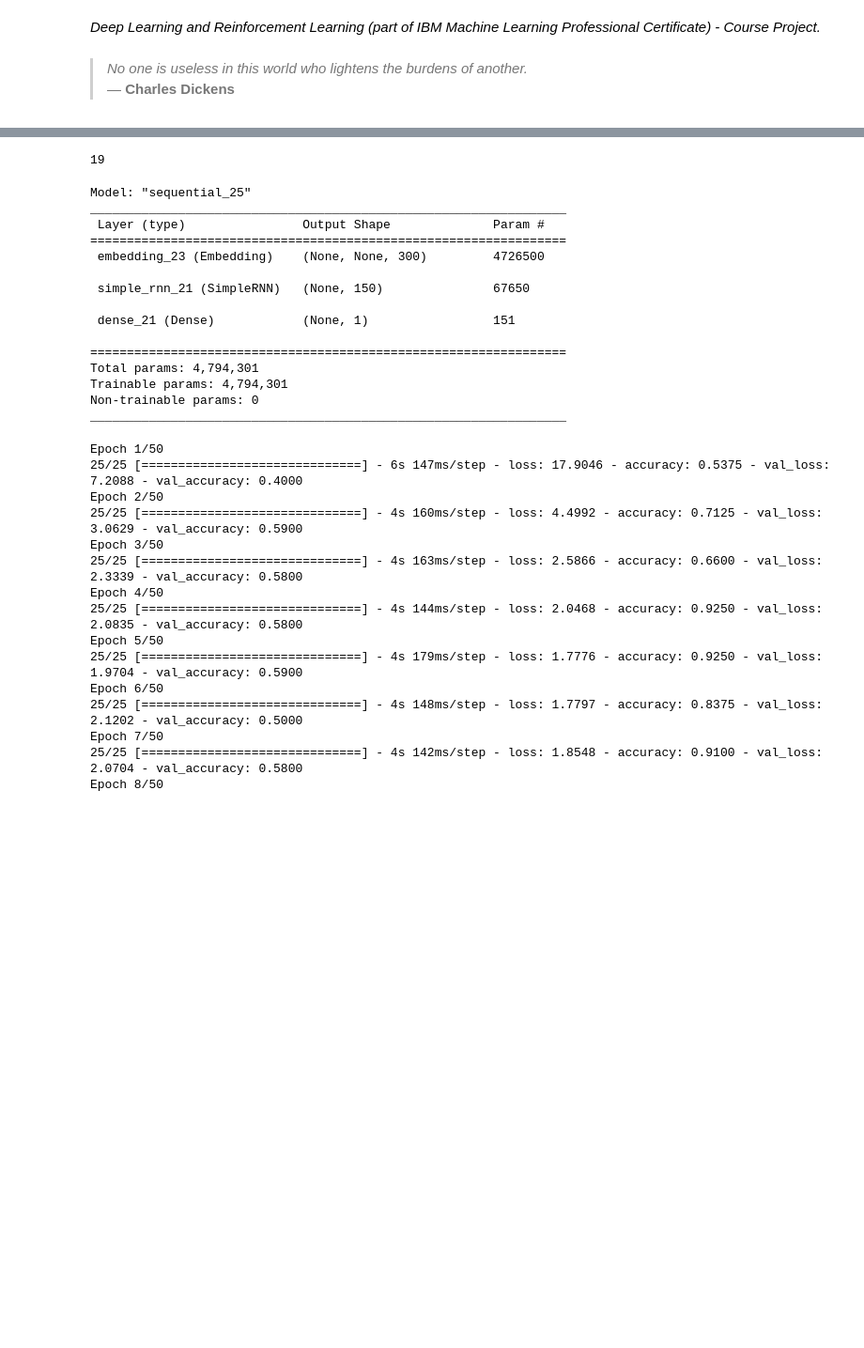
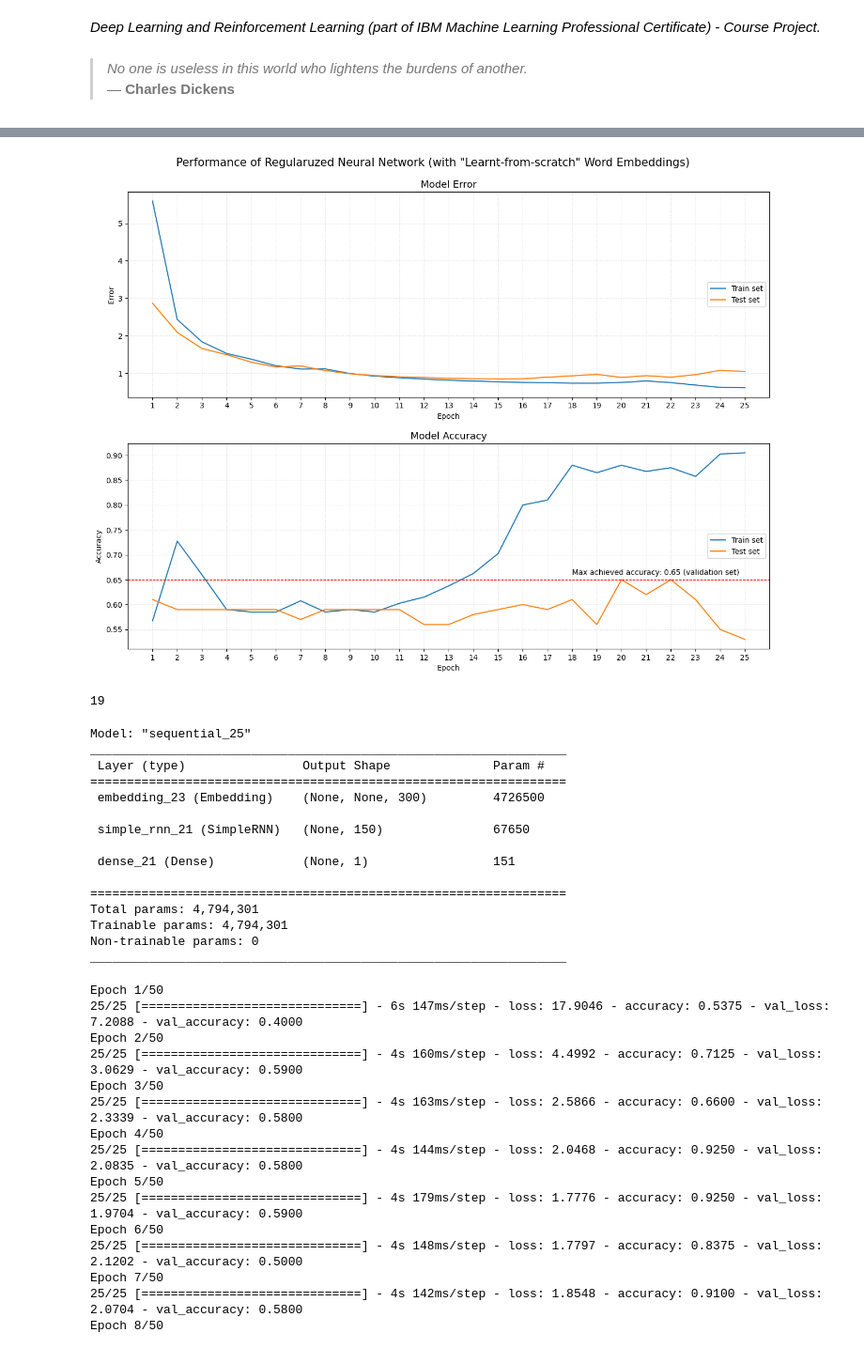
Before and after one commit to SebastianoDenegri/Targeted_Suicide_Intervention, a Jupyter notebook: Reddit_Users_Classification_part_5.ipynb, the cells around one changed output, grey strips where cells are left out. Shown at 94% size. Drawn from its saved outputs; the diff is of its cells as text; code cells hidden in the pictures; blank space fills up the shorter version.

```diff
--- a/Reddit_Users_Classification_part_5.ipynb
+++ b/Reddit_Users_Classification_part_5.ipynb
@@ -348,0 +26,8 @@ plt.show()
+# %%
+x_train_pad = pd.read_csv('x_train_pad.csv', index_col=False).values
+x_test_pad = pd.read_csv('x_test_pad.csv', index_col=False).values
+y_train = pd.read_csv('y_train.csv', index_col=False)
+y_test = pd.read_csv('y_test.csv', index_col=False)
+# %%
+with open('word_index.pkl', 'rb') as f:
+    word_index = pickle.load(f)
@@ -348,0 +95,7 @@ plt.show()
+# %%
+#set Keras Model Checkpoint callback to save the weights when the model is at its best performance
+mcp=ModelCheckpoint('reg_best_weights.hdf5', monitor="val_accuracy", mode='max', save_best_only=True, save_weights_only=True,
+                    save_freq="epoch")
+
+hist=reg_rnn.fit(x_train_pad, y_train, batch_size=16, epochs=25, shuffle=True, validation_data=(x_test_pad, y_test),
+                 callbacks=[mcp])
@@ -349,3 +120,37 @@ plt.show()
+# %%
+fig = plt.figure(figsize=(13,10))
+loss = fig.add_subplot(2,1,1)
+accuracy = fig.add_subplot(2,1,2)
+
+accuracy.plot(hist.history['accuracy'])
+accuracy.plot(hist.history['val_accuracy'])
+accuracy.set_title('Model Accuracy', fontsize=13)
+accuracy.set_ylabel('Accuracy')
+accuracy.set_xlabel('Epoch')
+accuracy.set_xticks(range(0,25))
+accuracy.set_xticklabels(range(1,26))
+accuracy.set_xlim(-1,25)
+accuracy.legend(['Train set', 'Test set'], loc='center right')
+accuracy.grid(True, axis='both', color='gainsboro', ls= ':', linewidth=0.8)
+accuracy.axhline(y=0.65, color='r', lw=0.9, ls='--')
+accuracy.annotate('Max achieved accuracy: 0.65 (validation set)', xy=(17,0.66))
+
+loss.plot(hist.history['loss'])
+loss.plot(hist.history['val_loss'])
+loss.set_title('Model Error', fontsize=13)
+loss.set_ylabel('Error')
+loss.set_xlabel('Epoch')
+loss.set_xticks(range(0,25))
+loss.set_xticklabels(range(1,26))
+loss.set_xlim(-1,25)
+loss.legend(['Train set', 'Test set'], loc='center right')
+loss.grid(True, axis='both', color='gainsboro', ls= ':', linewidth=0.8)
+
+plt.suptitle('Performance of Regularuzed Neural Network (with "Learnt-from-scratch" Word Embeddings)', fontsize=15)
+plt.tight_layout(pad=1.5)
+plt.show()
+# %% [output]
+[figure, added]
 # %%
 val_acc = hist.history['val_accuracy']
 val_acc.index(max(va_acc))
```
Also changed, not shown: parts of 61 cells of this notebook, 2 other files.
